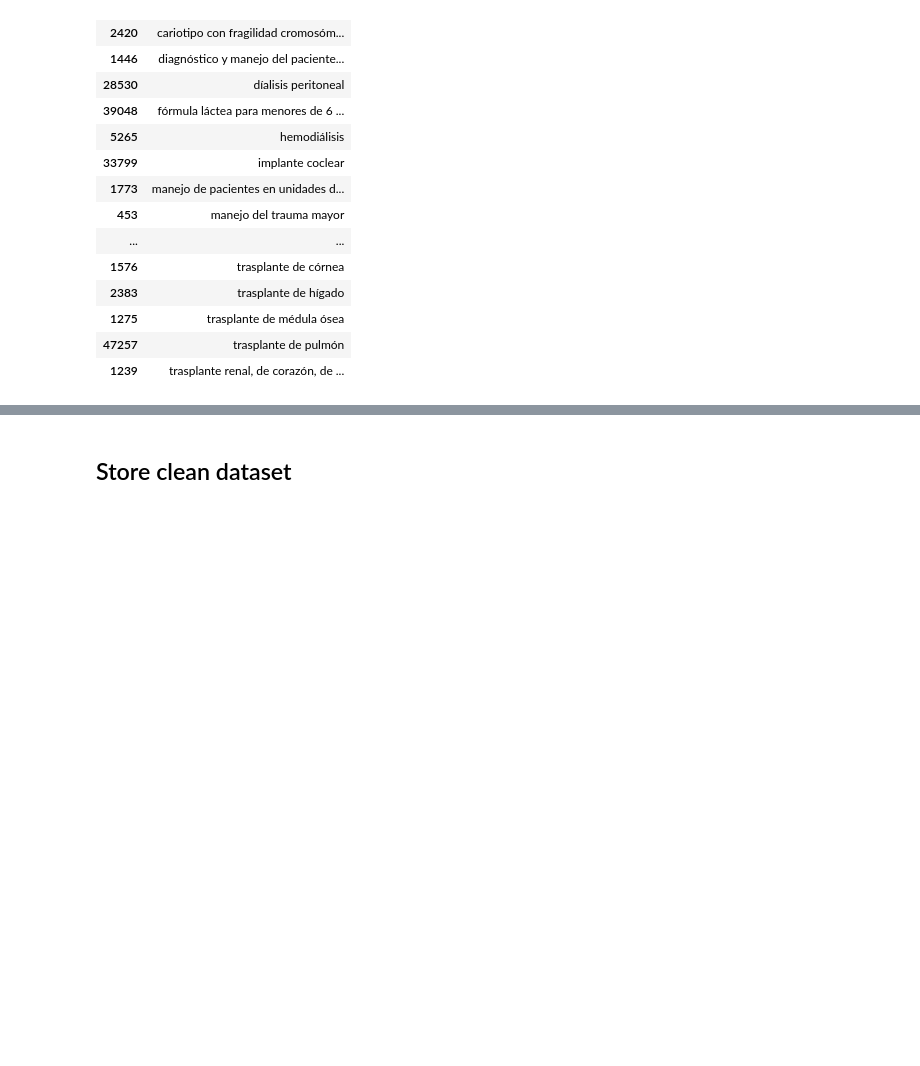
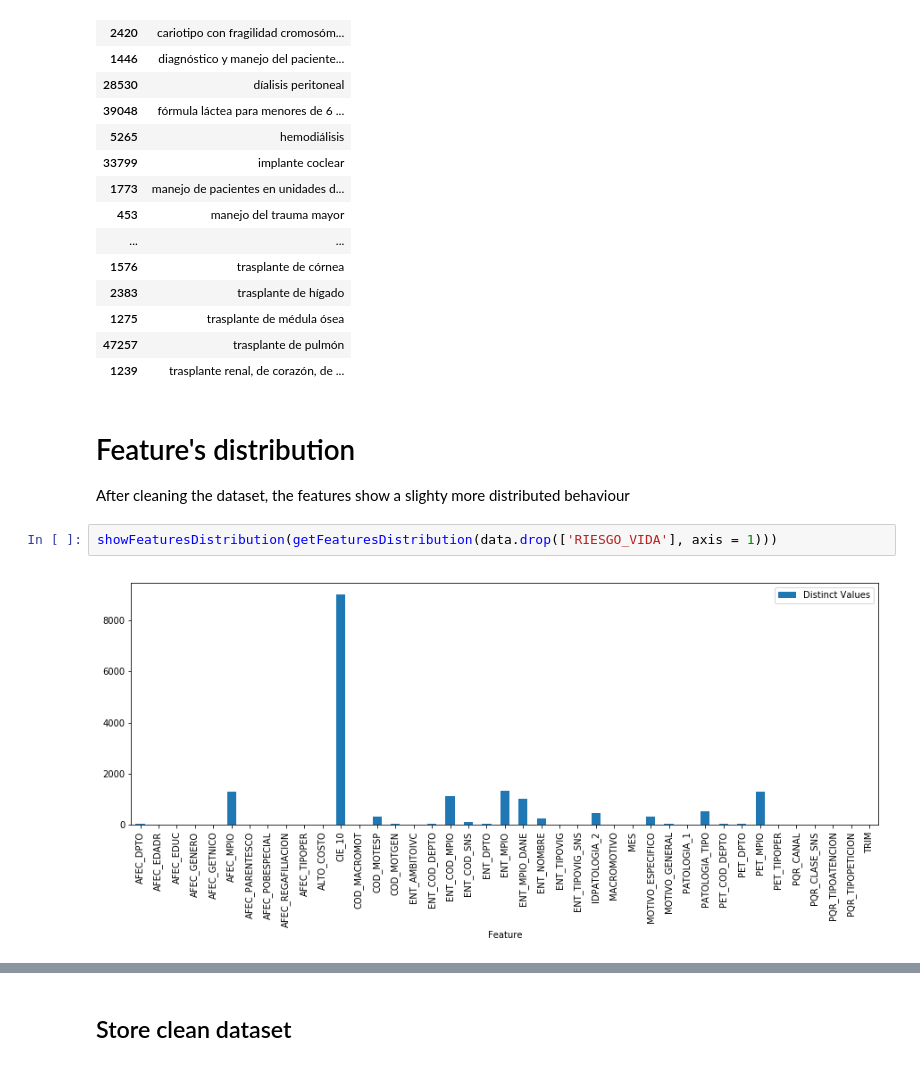
Before and after one commit to mrugeles/capstone-project, a Jupyter notebook: 1) Dataset - Cleaning.ipynb, the cells around one changed output, grey strips where cells are left out. Cells and saved outputs as stored; diff of their text form; blank space fills up the shorter version.

```diff
--- a/1) Dataset - Cleaning.ipynb
+++ b/1) Dataset - Cleaning.ipynb
@@ -408,3 +408,11 @@ display(data[['ALTO_COSTO']].drop_duplicates().sort_values(by=['ALTO_COSTO']))
 | 1275 | trasplante de médula ósea |
 | 47257 | trasplante de pulmón |
 | 1239 | trasplante renal, de corazón, de ... |
+# %% [markdown]
+# Feature's distribution
+
+After cleaning the dataset, the features show a slighty more distributed behaviour
+# %%
+showFeaturesDistribution(getFeaturesDistribution(data.drop(['RIESGO_VIDA'], axis = 1)))
+# %% [output]
+[figure, added]
```
Also changed, not shown: parts of 9 cells of this notebook, 30 other files.
